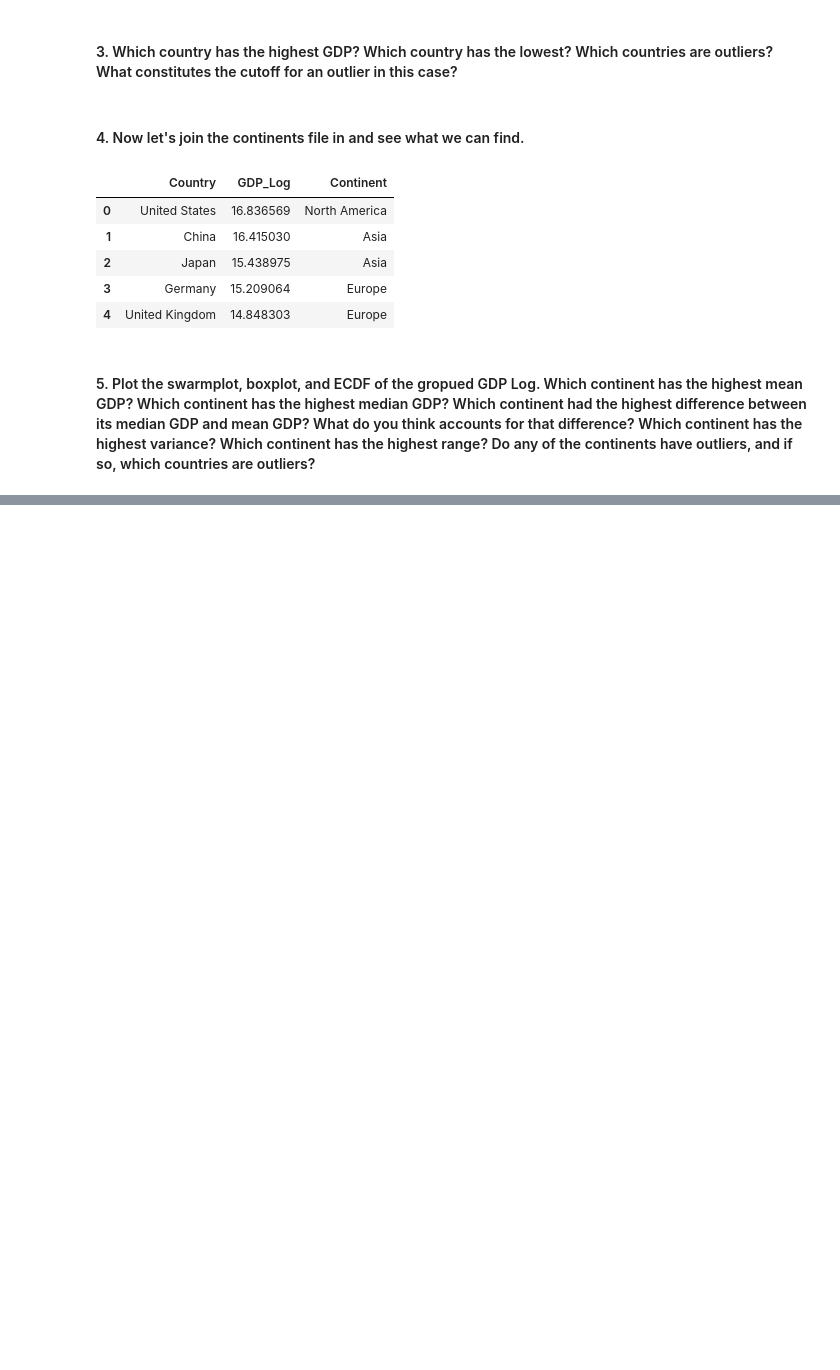
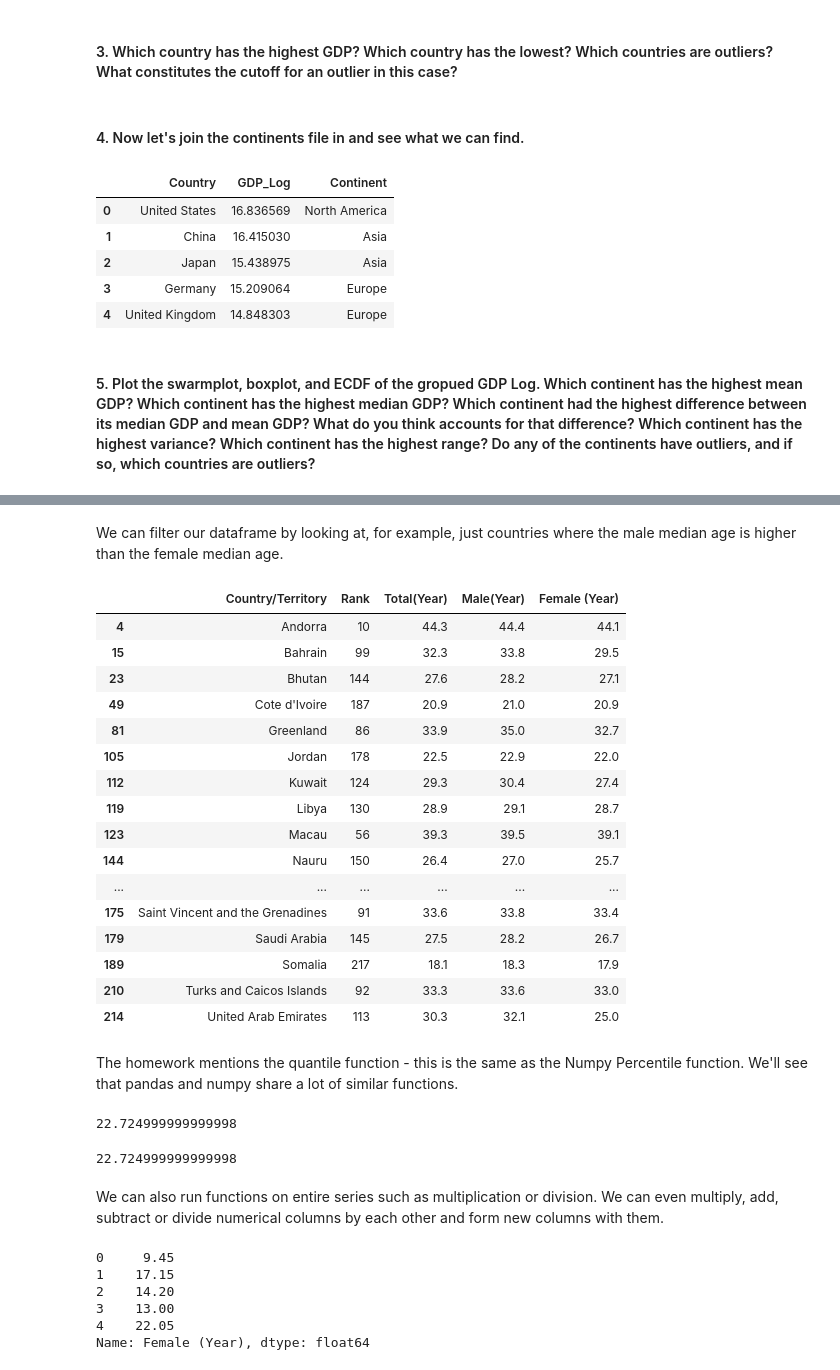
Before and after one commit to CSC217/spring_2019, a Jupyter notebook: week02-descriptive_stats/Descriptive_Statistics_Class_Workbook.ipynb, the cells around one changed output, grey strips where cells are left out. Drawn from its saved outputs; the diff is of its cells as text; code cells hidden in the pictures; blank space fills up the shorter version.

Commit message:
added homework assignment and updated readme

```diff
--- a/week02-descriptive_stats/Descriptive_Statistics_Class_Workbook.ipynb
+++ b/week02-descriptive_stats/Descriptive_Statistics_Class_Workbook.ipynb
@@ -485,0 +501,43 @@ world_gdp_new.head()
+# %% [markdown]
+We can filter our dataframe by looking at, for example, just countries where the male median age is higher than the female median age.
+# %%
+df[df['Male(Year)'] > df['Female (Year)']]
+# %% [output]
+|  | Country/Territory | Rank | Total(Year) | Male(Year) | Female (Year) |
+| 4 | Andorra | 10 | 44.3 | 44.4 | 44.1 |
+| 15 | Bahrain | 99 | 32.3 | 33.8 | 29.5 |
+| 23 | Bhutan | 144 | 27.6 | 28.2 | 27.1 |
+| 49 | Cote d'Ivoire | 187 | 20.9 | 21.0 | 20.9 |
+| 81 | Greenland | 86 | 33.9 | 35.0 | 32.7 |
+| 105 | Jordan | 178 | 22.5 | 22.9 | 22.0 |
+| 112 | Kuwait | 124 | 29.3 | 30.4 | 27.4 |
+| 119 | Libya | 130 | 28.9 | 29.1 | 28.7 |
+| 123 | Macau | 56 | 39.3 | 39.5 | 39.1 |
+| 144 | Nauru | 150 | 26.4 | 27.0 | 25.7 |
+| ... | ... | ... | ... | ... | ... |
+| 175 | Saint Vincent and the Grenadines | 91 | 33.6 | 33.8 | 33.4 |
+| 179 | Saudi Arabia | 145 | 27.5 | 28.2 | 26.7 |
+| 189 | Somalia | 217 | 18.1 | 18.3 | 17.9 |
+| 210 | Turks and Caicos Islands | 92 | 33.3 | 33.6 | 33.0 |
+| 214 | United Arab Emirates | 113 | 30.3 | 32.1 | 25.0 |
+# %% [markdown]
+The homework mentions the quantile function - this is the same as the Numpy Percentile function. We'll see that pandas and numpy share a lot of similar functions.
+# %%
+df['Male(Year)'].quantile(0.25)
+# %% [output]
+22.724999999999998
+# %%
+np.percentile(df['Male(Year)'], 25)
+# %% [output]
+22.724999999999998
+# %% [markdown]
+We can also run functions on entire series such as multiplication or division. We can even multiply, add, subtract or divide numerical columns by each other and form new columns with them.
+# %%
+(df['Female (Year)'] / 2).head()
+# %% [output]
+0     9.45
+1    17.15
+2    14.20
+3    13.00
+4    22.05
+Name: Female (Year), dtype: float64
```
Also changed, not shown: parts of 16 cells of this notebook, 2 other files.
